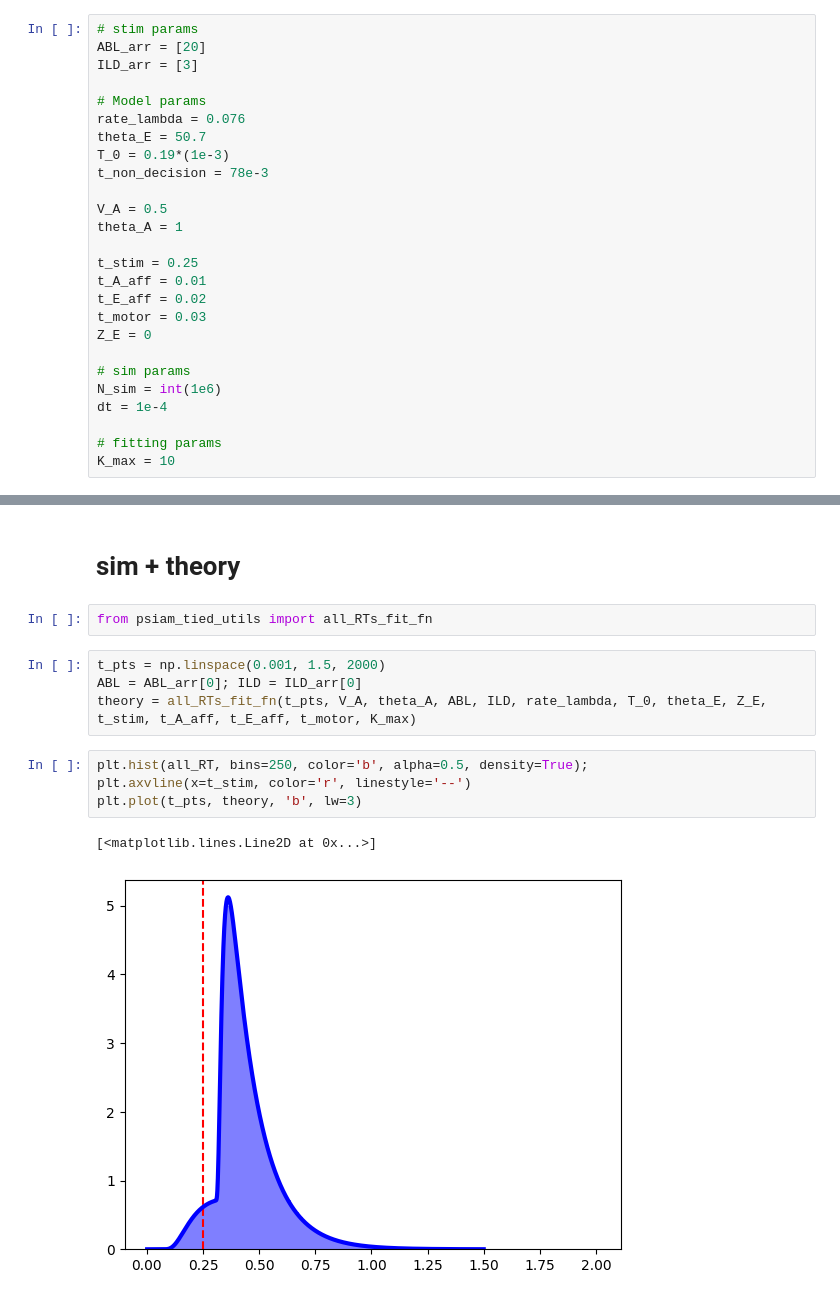
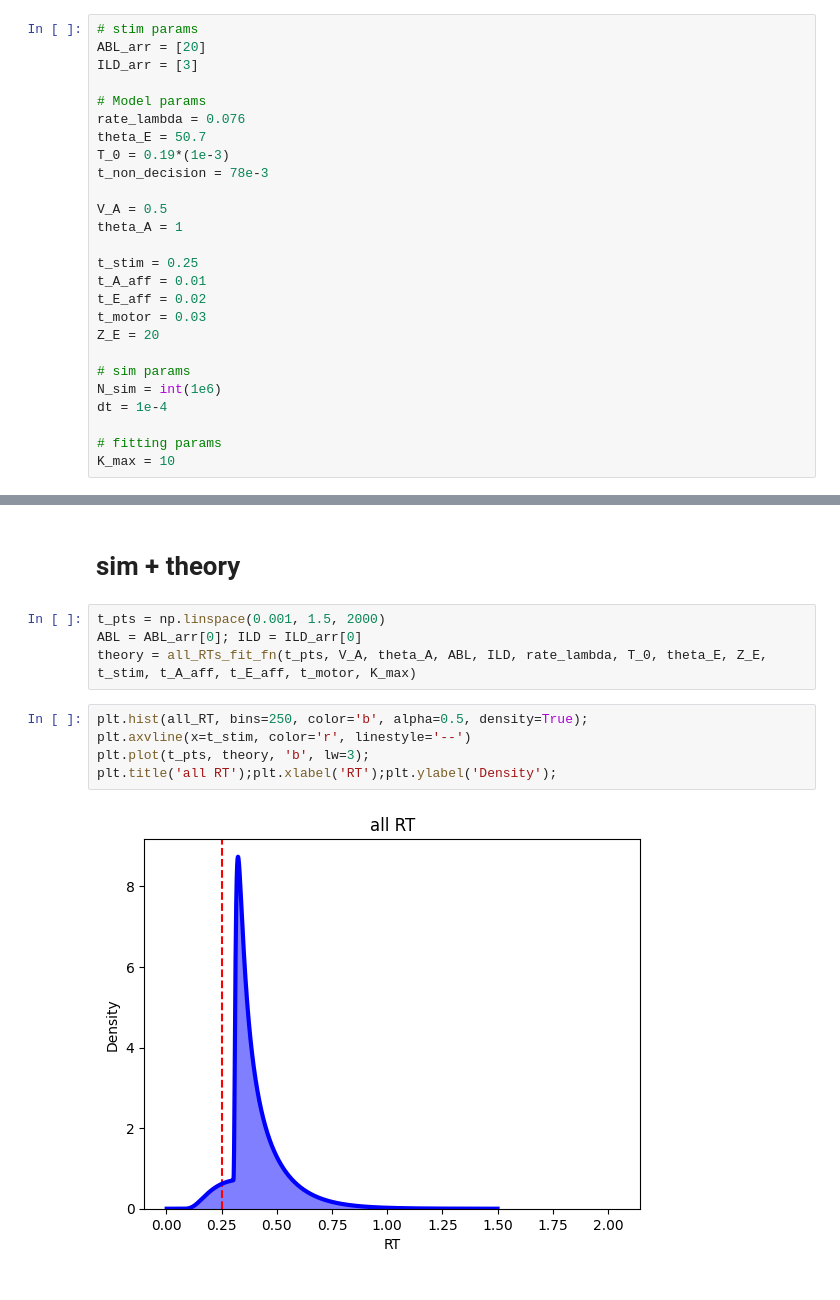
Before and after one commit to rakaar/ddm_codes, a Jupyter notebook: psiam_with_tied/fit_psiam_tied.ipynb, the cells around one changed output, grey strips where cells are left out. Cells and saved outputs as stored; diff of their text form.

Commit message:
z = 0 tied works

```diff
--- a/psiam_with_tied/fit_psiam_tied.ipynb
+++ b/psiam_with_tied/fit_psiam_tied.ipynb
@@ -24,7 +24,7 @@ t_stim = 0.25
 t_A_aff = 0.01
 t_E_aff = 0.02
 t_motor = 0.03
-Z_E = 0
+Z_E = 20
 
 # sim params
 N_sim = int(1e6)
@@ -55,7 +55,5 @@ Num of up hits = 756206, Num of down hits = 243794
 # %% [markdown]
 # sim + theory
-# %%
-from psiam_tied_utils import all_RTs_fit_fn
 # %%
 t_pts = np.linspace(0.001, 1.5, 2000)
 ABL = ABL_arr[0]; ILD = ILD_arr[0]
@@ -63,7 +61,7 @@ theory = all_RTs_fit_fn(t_pts, V_A, theta_A, ABL, ILD, rate_lambda, T_0, theta_E
 # %%
 plt.hist(all_RT, bins=250, color='b', alpha=0.5, density=True);
 plt.axvline(x=t_stim, color='r', linestyle='--')
-plt.plot(t_pts, theory, 'b', lw=3)
+plt.plot(t_pts, theory, 'b', lw=3);
+plt.title('all RT');plt.xlabel('RT');plt.ylabel('Density');
 # %% [output]
-[<matplotlib.lines.Line2D at 0x...>]
-[figure, old version]
+[figure, new version]
```
Also changed, not shown: parts of 15 cells of this notebook, 4 other files.
